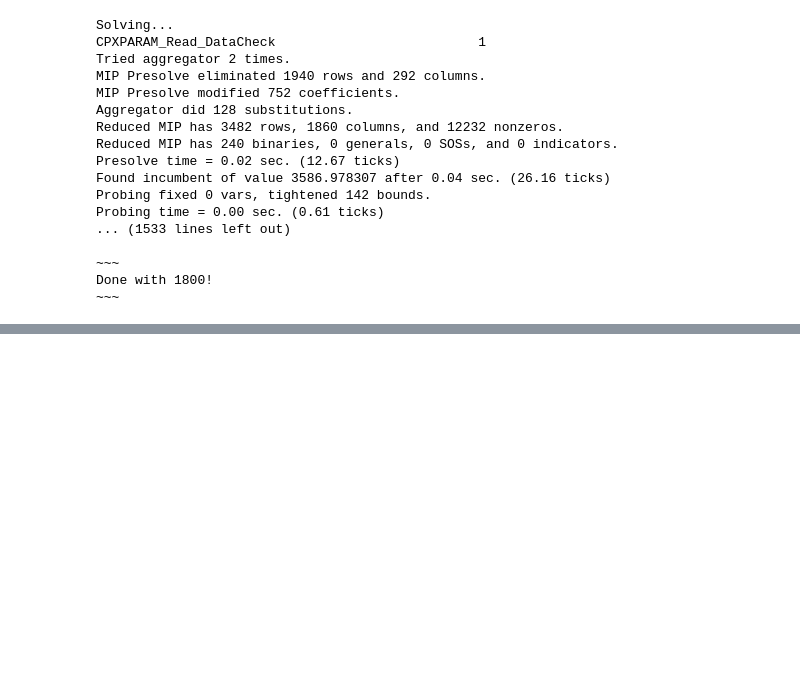
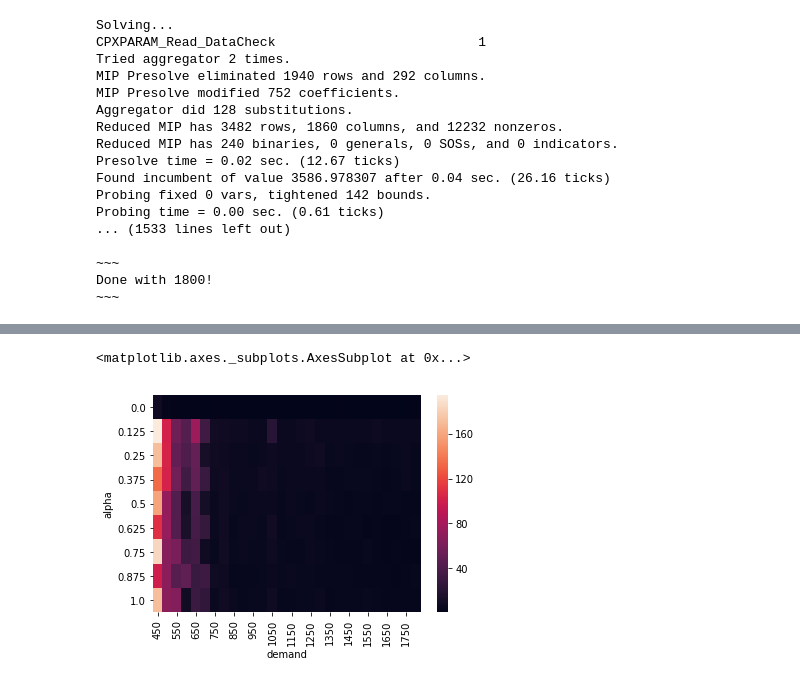
Before and after one commit to DEGABGED/linear_solver, a Jupyter notebook: CTM MILP Model Running Environment.ipynb, the cells around one changed output, grey strips where cells are left out. Saved outputs shown, nothing was run; the diff lists cells and outputs as text; code cells hidden in the pictures; blank space fills up the shorter version.

```diff
--- a/CTM MILP Model Running Environment.ipynb
+++ b/CTM MILP Model Running Environment.ipynb
@@ -512,0 +593,2 @@ df.to_pickle("tmp.pkl")
+# %%
+df.sort_values(by=['demand', 'alpha'], ascending=True, inplace=False)
@@ -512,0 +614,6 @@ df.to_pickle("tmp.pkl")
+# %%
+df_runtimemap = df.pivot(index='alpha', columns='demand', values='runtime')
+sns.heatmap(df_runtimemap)
+# %% [output]
+<matplotlib.axes._subplots.AxesSubplot at 0x...>
+[figure, added]
```
Also changed, not shown: parts of 22 cells of this notebook, 1 other file.
